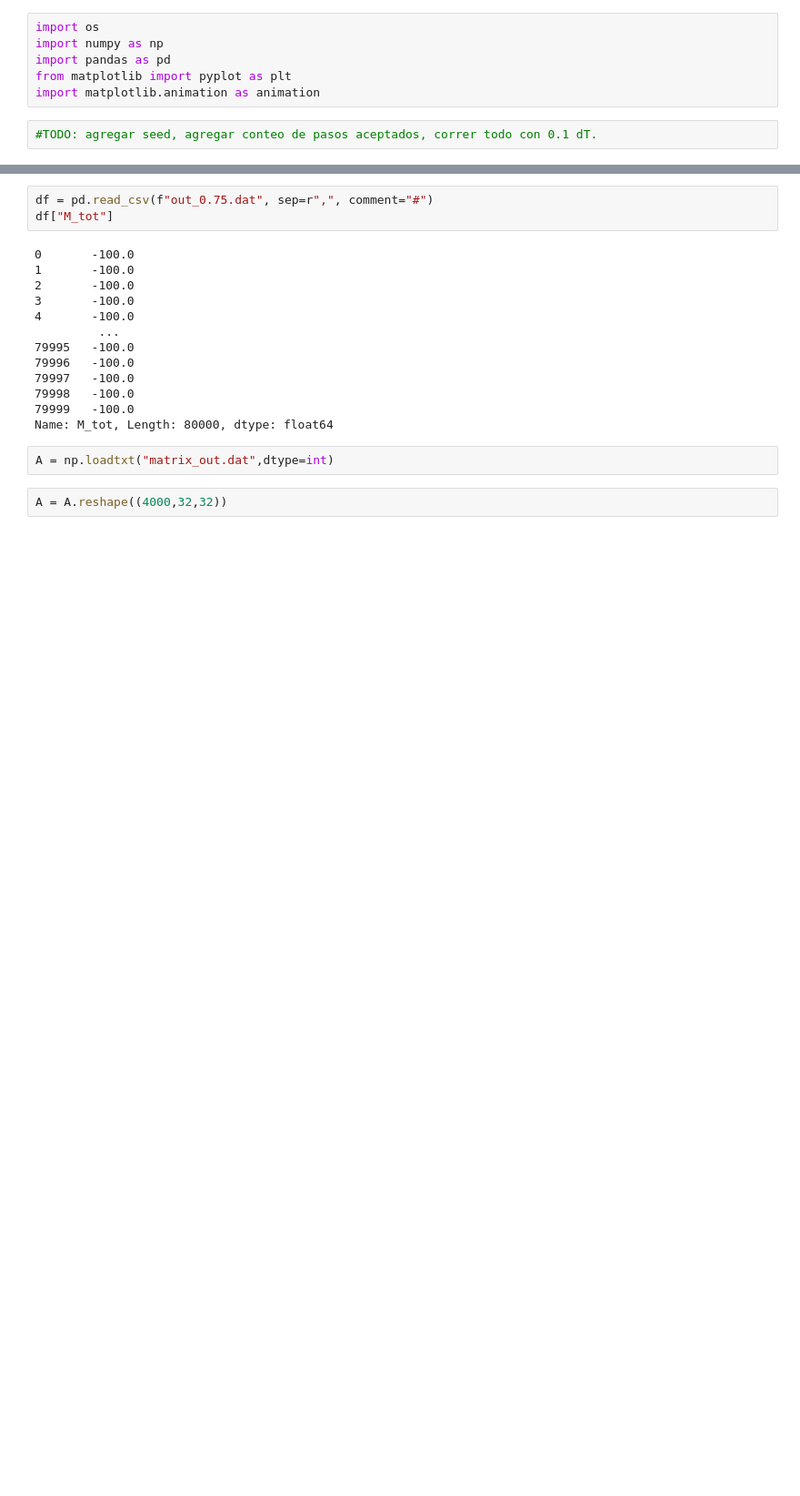
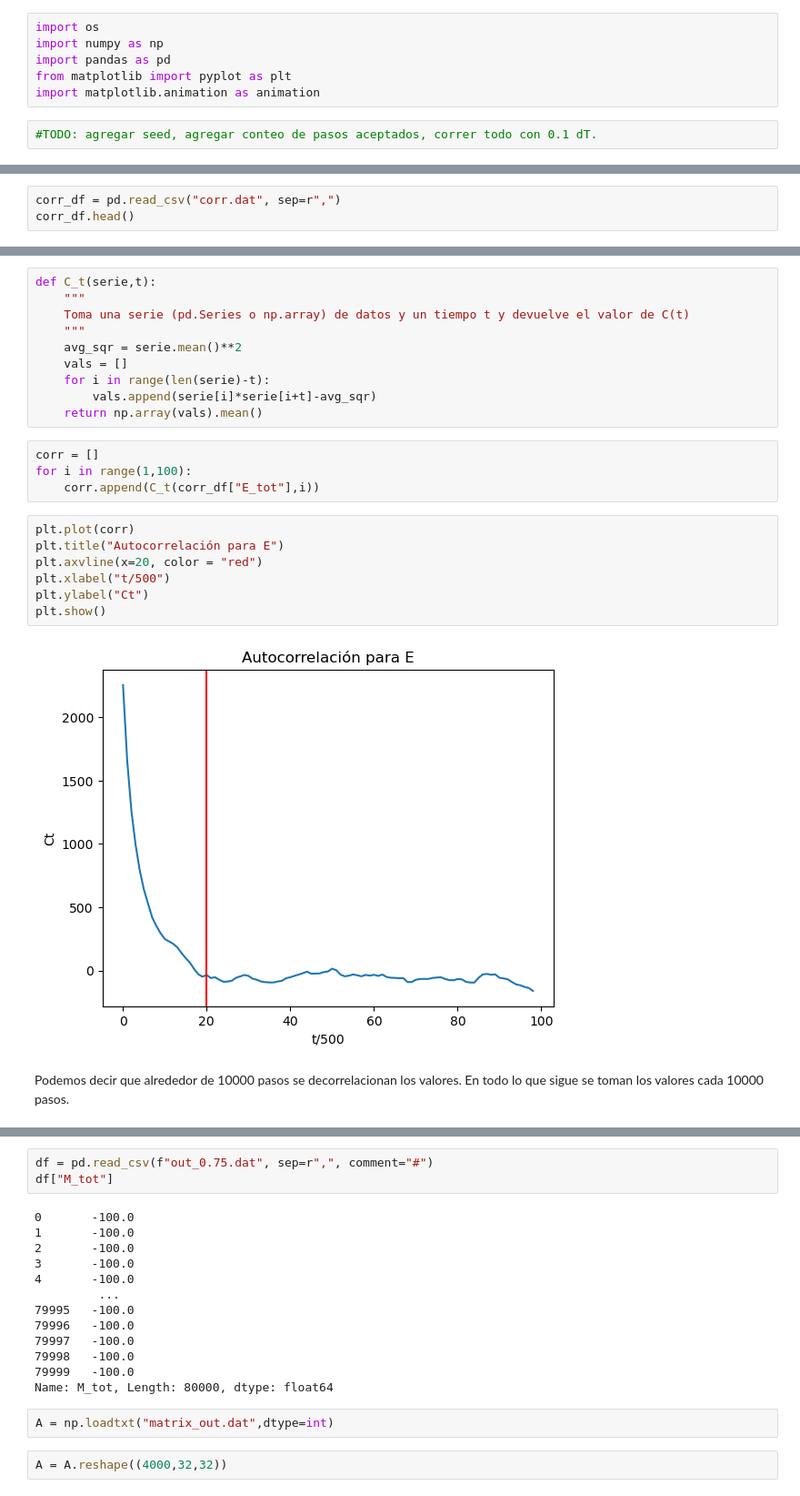
Before and after one commit to justoolmos/sims_UNSAM_equipo7, a Jupyter notebook: TP_MC/resultados.ipynb, the cells around one changed output, grey strips where cells are left out. Shown at 91% size. Drawn from its saved outputs; the diff is of its cells as text; blank space fills up the shorter version.

```diff
--- a/TP_MC/resultados.ipynb
+++ b/TP_MC/resultados.ipynb
@@ -8,0 +11,3 @@ import matplotlib.animation as animation
+# %%
+corr_df = pd.read_csv("corr.dat", sep=r",")
+corr_df.head()
@@ -9 +21,26 @@ import matplotlib.animation as animation
+# %%
+def C_t(serie,t):
+    """
+    Toma una serie (pd.Series o np.array) de datos y un tiempo t y devuelve el valor de C(t)
+    """
+    avg_sqr = serie.mean()**2
+    vals = []
+    for i in range(len(serie)-t):
+        vals.append(serie[i]*serie[i+t]-avg_sqr)
+    return np.array(vals).mean()
+# %%
+corr = []
+for i in range(1,100):
+    corr.append(C_t(corr_df["E_tot"],i))
+# %%
+plt.plot(corr)
+plt.title("Autocorrelación para E")
+plt.axvline(x=20, color = "red")
+plt.xlabel("t/500")
+plt.ylabel("Ct")
+plt.show()
+# %% [output]
+[figure, added]
+# %% [markdown]
+Podemos decir que alrededor de 10000 pasos se decorrelacionan los valores. En todo lo que sigue se toman los valores cada 10000 pasos.
 # %%
```
Also changed, not shown: parts of 6 cells of this notebook, 2 other files.
